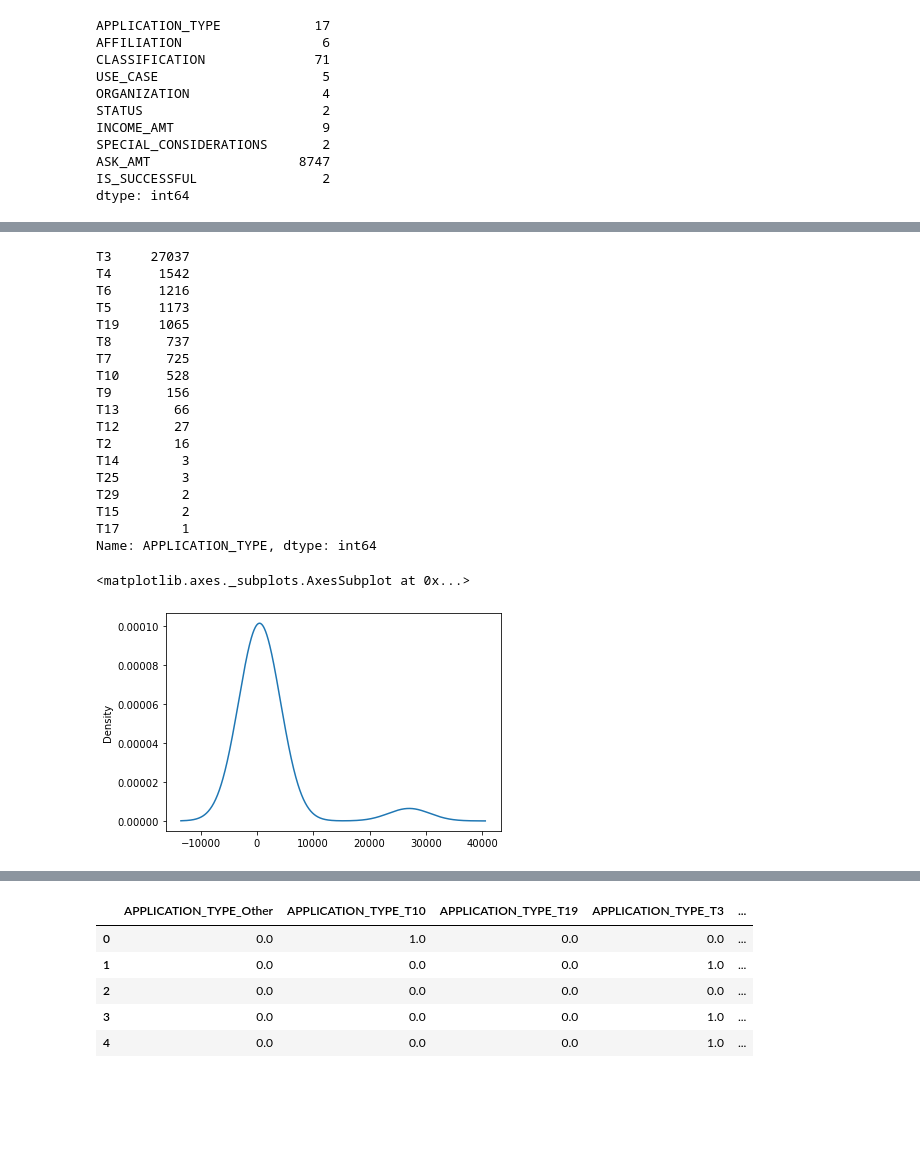
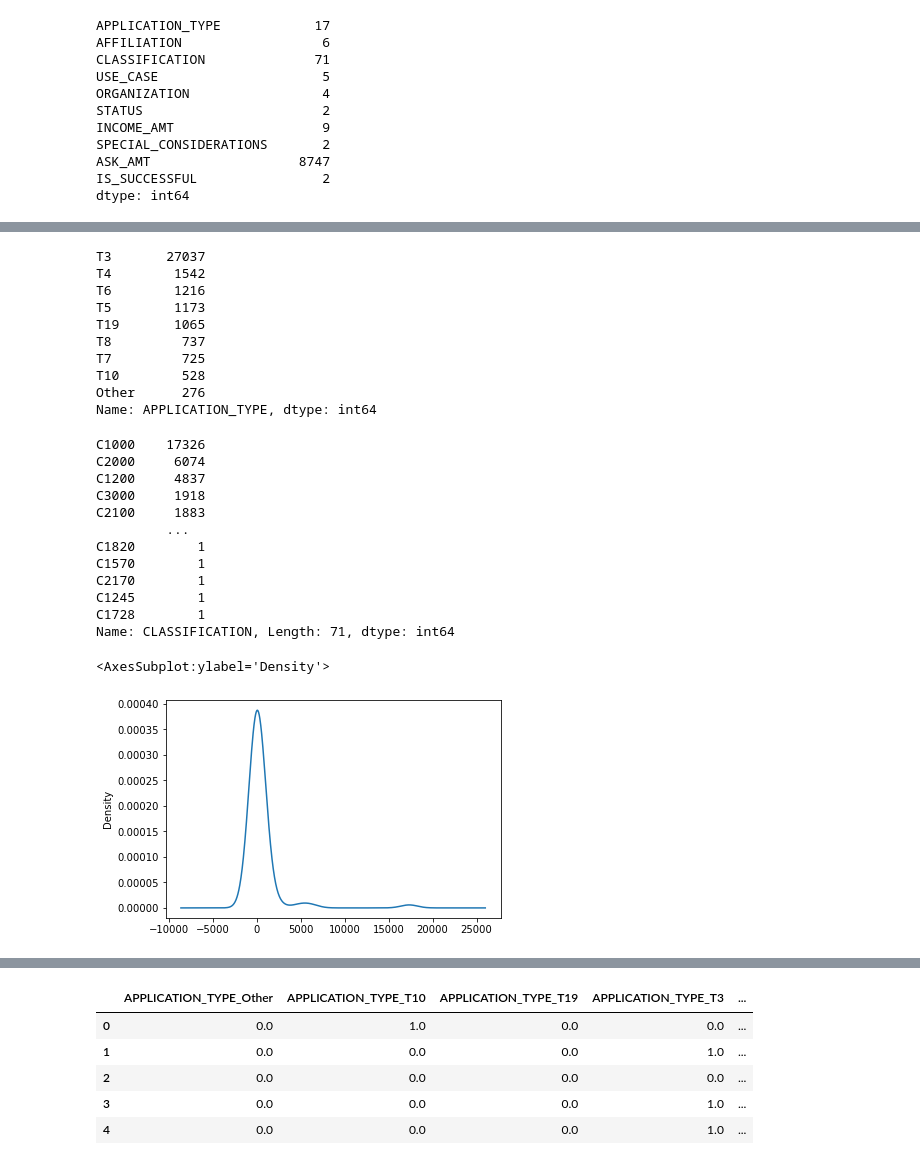
Before and after one commit to samanthajpv/Neural_Network_Charity_Analysis, a Jupyter notebook: AlphabetSoupCharity.ipynb, the cells around one changed output, grey strips where cells are left out. Cells and saved outputs as stored; diff of their text form; code cells hidden in the pictures; blank space fills up the shorter version.

Commit message:
preprocess and split data

```diff
--- a/AlphabetSoupCharity.ipynb
+++ b/AlphabetSoupCharity.ipynb
@@ -44,3 +44,10 @@ SPECIAL_CONSIDERATIONS       2
 ASK_AMT                   8747
 IS_SUCCESSFUL                2
 dtype: int64
+# %%
+# For those columns that have more than 10 unique values,
+# determine the number of data points for each unique value.
+
+# Look at APPLICATION_TYPE value counts for binning
+app_type_count = application_df.APPLICATION_TYPE.value_counts()
+app_type_count
@@ -47,29 +79,45 @@ dtype: int64
+# %%
+# Determine which values to replace if counts are less than ...?
+replace_application = list(app_type_count[app_type_count < 500].index)
+
+# Replace in dataframe
+for app in replace_application:
+    application_df.APPLICATION_TYPE = application_df.APPLICATION_TYPE.replace(app,"Other")
+
+# Check to make sure binning was successful
+application_df.APPLICATION_TYPE.value_counts()
+# %% [output]
+T3       27037
+T4        1542
+T6        1216
+T5        1173
+T19       1065
+T8         737
+T7         725
+T10        528
+Other      276
+Name: APPLICATION_TYPE, dtype: int64
 # %%
-# Look at APPLICATION_TYPE value counts for binning
-#  YOUR CODE GOES HERE
+# Look at CLASSIFICATION value counts for binning
+classification_count = application_df.CLASSIFICATION.value_counts()
+classification_count
 # %% [output]
-T3     27037
-T4      1542
-T6      1216
-T5      1173
-T19     1065
-T8       737
-T7       725
-T10      528
-T9       156
-T13       66
-T12       27
-T2        16
-T14        3
-T25        3
-T29        2
-T15        2
-T17        1
-Name: APPLICATION_TYPE, dtype: int64
+C1000    17326
+C2000     6074
+C1200     4837
+C3000     1918
+C2100     1883
+         ...
+C1820        1
+C1570        1
+C2170        1
+C1245        1
+C1728        1
+Name: CLASSIFICATION, Length: 71, dtype: int64
 # %%
-# Visualize the value counts of APPLICATION_TYPE
-#  YOUR CODE GOES HERE
+# Visualize the value counts of CLASSIFICATION
+classification_count.plot.density()
 # %% [output]
-<matplotlib.axes._subplots.AxesSubplot at 0x...>
+<AxesSubplot:ylabel='Density'>
-[figure, old version]
+[figure, new version]
 # %%
```
Also changed, not shown: parts of 12 cells of this notebook.
